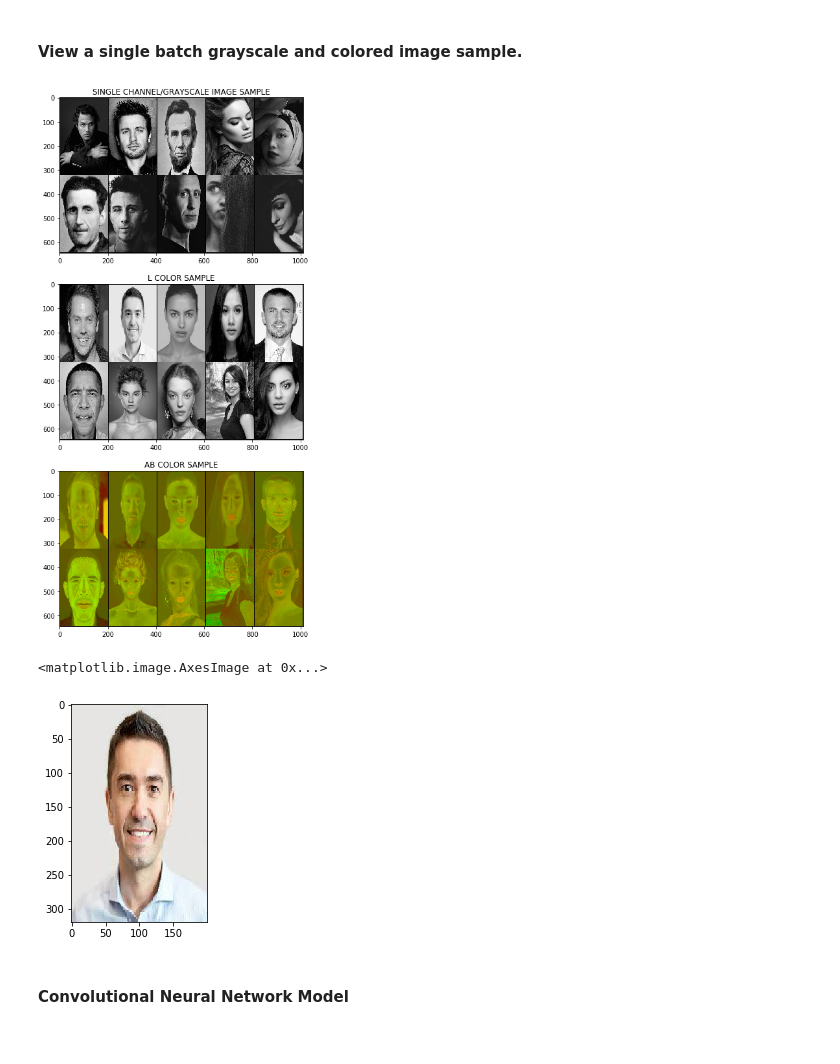
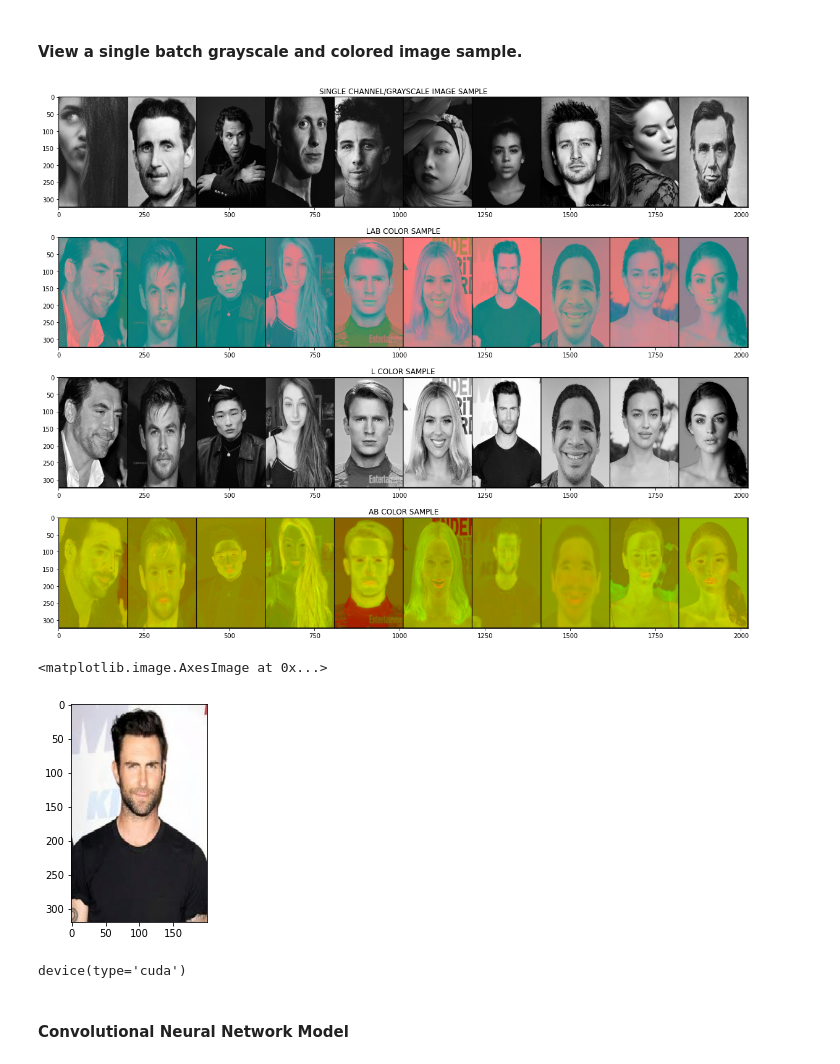
Before and after one commit to sachithdickwella/computervision-pytorch, a Jupyter notebook: src/gray_to_color.ipynb, the cells around one changed output. Cells and saved outputs as stored; diff of their text form; code cells hidden in the pictures.

```diff
--- a/src/gray_to_color.ipynb
+++ b/src/gray_to_color.ipynb
@@ -74,19 +74,21 @@ tf = transforms.Compose({
     # transforms.Normalize(mean=[0.485, 0.456, 0.406], std=[0.229, 0.224, 0.225])
 })
 
-gray_dataset = ImageDataset(path='C:/Users/Sachith/Desktop/dataset/faces/grayscale', transform=tf, code=cv2.COLOR_BGR2GRAY)
-rgb_dataset = ImageDataset(path='C:/Users/Sachith/Desktop/dataset/faces/color', transform=tf, code=cv2.COLOR_BGR2RGB)
-lab_dataset = ImageDataset(path='C:/Users/Sachith/Desktop/dataset/faces/color', transform=tf, code=cv2.COLOR_BGR2LAB)
+gray_dataset = ImageDataset(path='dataset/faces/grayscale', transform=tf, code=cv2.COLOR_BGR2GRAY)
+rgb_dataset = ImageDataset(path='dataset/faces/color', transform=tf, code=cv2.COLOR_BGR2RGB)
+lab_dataset = ImageDataset(path='dataset/faces/color', transform=tf, code=cv2.COLOR_BGR2LAB)
 # %%
 torch.manual_seed(101)
 
+is_cuda = torch.cuda.is_available()
+
 # GRAYSCALE IMAGES USE TO TRAIN NEURAL NETWORKS.
-gray_data_loader = DataLoader(dataset=gray_dataset, batch_size=10, shuffle=True)
-rgb_data_loader = DataLoader(dataset=rgb_dataset, batch_size=10, shuffle=False)
+gray_data_loader = DataLoader(dataset=gray_dataset, batch_size=10, shuffle=True, pin_memory=is_cuda)
+rgb_data_loader = DataLoader(dataset=rgb_dataset, batch_size=10, shuffle=False, pin_memory=is_cuda)
 # LAB IMAGES FOR VISUALIZATION AND TRAINING PURPOSE.
-lab_data_loader = DataLoader(dataset=lab_dataset, batch_size=10, shuffle=False)
-l_data_loader = DataLoader(dataset=lab_dataset.l_images(), batch_size=10, shuffle=False)
-ab_data_loader = DataLoader(dataset=lab_dataset.ab_images(), batch_size=10, shuffle=False)
+lab_data_loader = DataLoader(dataset=lab_dataset, batch_size=10, shuffle=False, pin_memory=is_cuda)
+l_data_loader = DataLoader(dataset=lab_dataset.l_images(), batch_size=10, shuffle=False, pin_memory=is_cuda)
+ab_data_loader = DataLoader(dataset=lab_dataset.ab_images(), batch_size=10, shuffle=False ,pin_memory=is_cuda)
 # %% [markdown]
 #### View a single batch grayscale and colored image sample.
 # %%
@@ -95,43 +97,49 @@ for g_ims in gray_data_loader:
     break
 
 for l_ims in l_data_loader:
     break
 
 for ab_ims in ab_data_loader:
     break
 
 for lab_ims in lab_data_loader:
     break
 
 for rgb_ims in rgb_data_loader:
     break
 
-plt.figure(figsize=(16,15))
+plt.figure(figsize=(20,16))
 
-im = make_grid(g_ims, nrow=5, normalize=True)
+im = make_grid(g_ims, nrow=10, normalize=True)
 
-plt.subplot(311)
+plt.subplot(411)
 plt.imshow(np.transpose(im, axes=(1, 2, 0)))
 plt.title("SINGLE CHANNEL/GRAYSCALE IMAGE SAMPLE")
 
-im = make_grid(l_ims, nrow=5, normalize=True)
+im = make_grid(lab_ims, nrow=10, normalize=True)
 
-plt.subplot(312)
+plt.subplot(412)
+plt.imshow(np.transpose(im, axes=(1, 2, 0)))
+plt.title("LAB COLOR SAMPLE")
+
+im = make_grid(l_ims, nrow=10, normalize=True)
+
+plt.subplot(413)
 plt.imshow(np.transpose(im, (1, 2, 0)))
 plt.title("L COLOR SAMPLE")
 
-im = make_grid(ab_ims, nrow=5, normalize=True)
+im = make_grid(ab_ims, nrow=10, normalize=True)
 im = np.stack([im[0], im[1], np.zeros((im.shape[1], im.shape[2]))])
 
-plt.subplot(313)
+plt.subplot(414)
 plt.imshow(np.transpose(im, (1, 2, 0)))
 plt.title('AB COLOR SAMPLE')
 
 plt.show()
 # %% [output]
-[figure, old version]
+[figure, new version]
 # %%
-stack = np.stack([l_ims[1][0], ab_ims[1, 0], ab_ims[1, 1]], axis=0)
+stack = np.stack([l_ims[6][0], ab_ims[6, 0], ab_ims[6, 1]], axis=0)
 stack *= 255
 
 stack = np.transpose(stack, (1, 2, 0)).astype(np.uint8)
@@ -140,7 +148,12 @@ stack = cv2.cvtColor(stack, code=cv2.COLOR_LAB2RGB)
 plt.imshow(stack)
 # %% [output]
 <matplotlib.image.AxesImage at 0x...>
-[figure, old version]
+[figure, new version]
+# %%
+device = torch.device('cuda' if is_cuda else 'cpu')
+device
+# %% [output]
+device(type='cuda')
 # %% [markdown]
 ####  Convolutional Neural Network Model
 # %%
```
Also changed, not shown: parts of 8 cells of this notebook.
